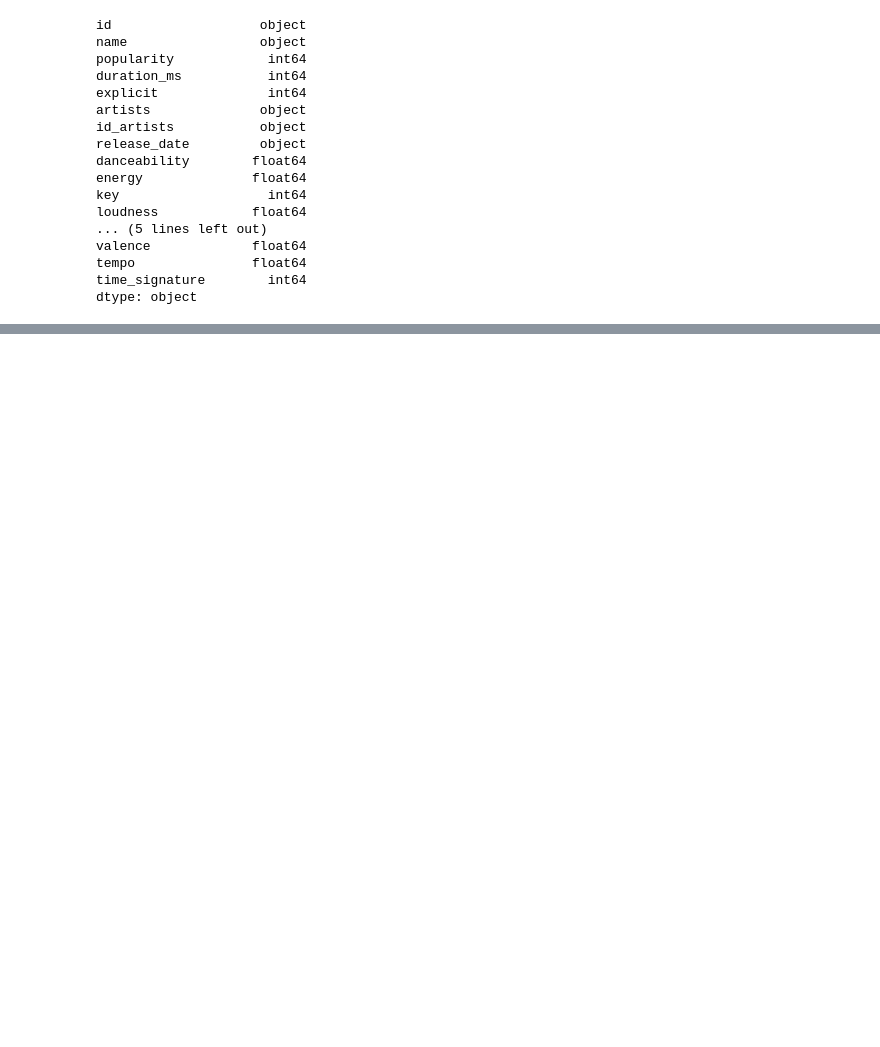
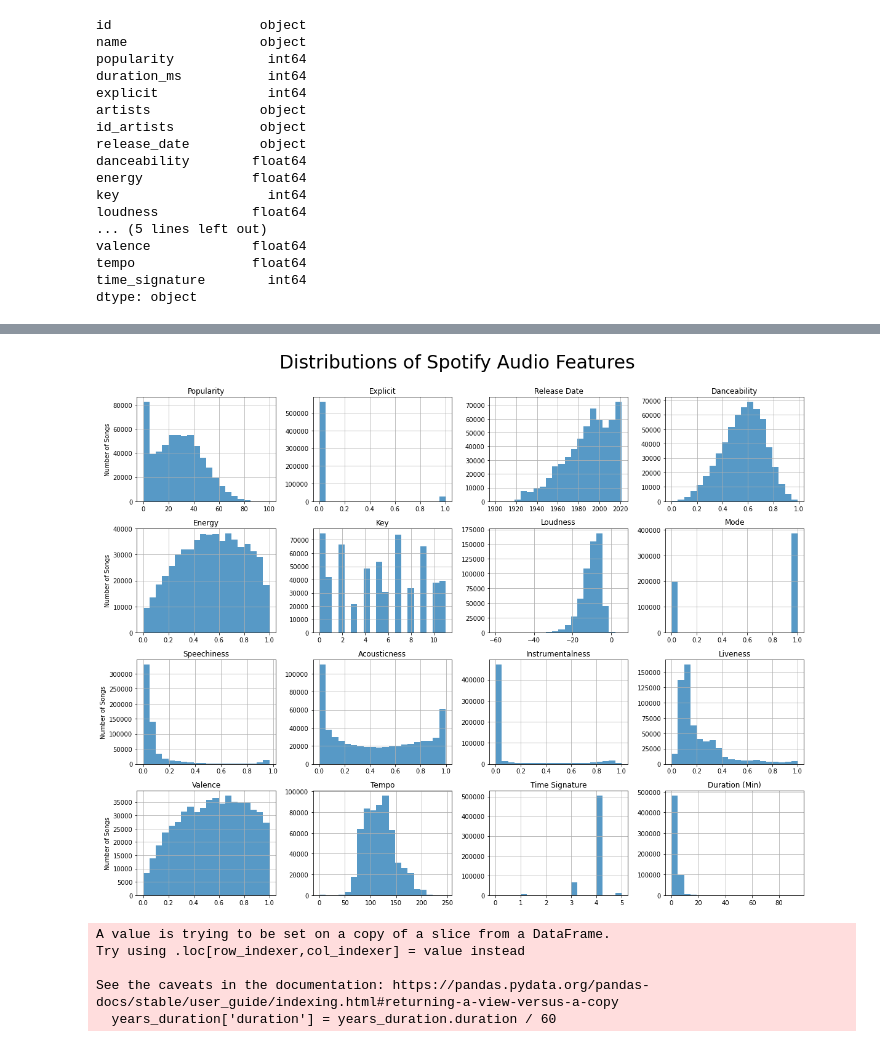
Before and after one commit to alisonidls/Pet-project, a Jupyter notebook: my_spotyfy_project.ipynb, the cells around one changed output, grey strips where cells are left out. Drawn from its saved outputs; the diff is of its cells as text; code cells hidden in the pictures; blank space fills up the shorter version.

```diff
--- a/my_spotyfy_project.ipynb
+++ b/my_spotyfy_project.ipynb
@@ -120,6 +102,8 @@ dtype: object
 df.duration_ms = round(df.duration_ms/1000,1)
 # %%
 df = df.rename(columns={'duration_ms':'duration'})
+# %%
+df['duration_min'] = df['duration'] / 60
 # %%
 df.head()
 # %% [output]
@@ -257,0 +209,17 @@ df.describe()
+# %%
+axes = df.drop(['year', 'duration'], axis=1)\
+         .hist(figsize=(16,12), bins=20, alpha=0.75);
+axes = axes.ravel()
+plt.tight_layout()
+
+titles = ['Popularity', 'Explicit', 'Release Date',
+          'Danceability', 'Energy', 'Key', 'Loudness', 'Mode', 'Speechiness',
+          'Acousticness', 'Instrumentalness', 'Liveness', 'Valence', 'Tempo',
+          'Time Signature', 'Duration (Min)']
+for i in range(len(axes)):
+    axes[i].set_title(titles[i])
+    if i % 4 == 0:
+        axes[i].set_ylabel('Number of Songs')
+plt.suptitle('Distributions of Spotify Audio Features', fontsize=30, y=1.05);
+# %% [output]
+[figure, added]
@@ -257,0 +228,8 @@ df.describe()
+# %%
+years_duration['duration'] = years_duration.duration / 60
+# %% [output]
+A value is trying to be set on a copy of a slice from a DataFrame.
+Try using .loc[row_indexer,col_indexer] = value instead
+
+See the caveats in the documentation: https://pandas.pydata.org/pandas-docs/stable/user_guide/indexing.html#returning-a-view-versus-a-copy
+  years_duration['duration'] = years_duration.duration / 60
```
Also changed, not shown: parts of 33 cells of this notebook, 1 other file.
